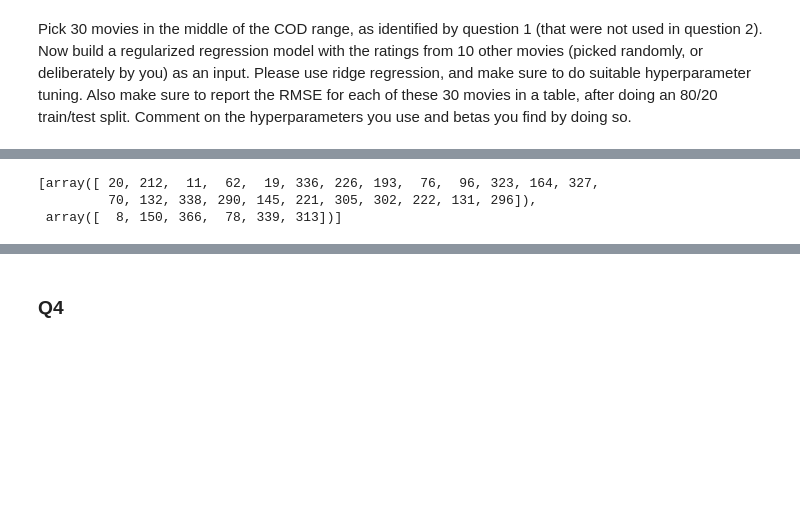
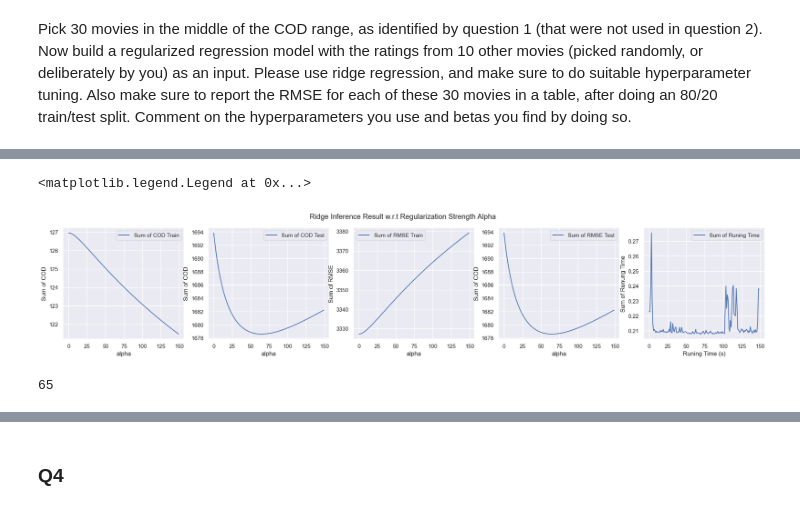
Before and after one commit to hanyuanz2000/Movie-Analyisis, a Jupyter notebook: 2 Machine Learning Part.ipynb, the cells around one changed output, grey strips where cells are left out. Drawn from its saved outputs; the diff is of its cells as text; code cells hidden in the pictures; blank space fills up the shorter version.

```diff
--- a/2 Machine Learning Part.ipynb
+++ b/2 Machine Learning Part.ipynb
@@ -312,18 +312,0 @@ index of 10 movies as predictors: [278 102  27 140 116 287 333 156 359 245]
-# %%
-train_test_split(middle_30_index, test_size = 0.2)
-# %% [output]
-[array([ 20, 212,  11,  62,  19, 336, 226, 193,  76,  96, 323, 164, 327,
-         70, 132, 338, 290, 145, 221, 305, 302, 222, 131, 296]),
- array([  8, 150, 366,  78, 339, 313])]
-# %%
-RMSE_list = []
-COD_list = []
-x = np.concatenate(predictors_rating_list, axis=1)
-for i in middle_30_index:
-    y = movie_rating_list[i]
-    reg = Ridge(fit_intercept=False).fit(x, y)
-    y_hat = reg.predict(x) #prediction
-    COD = r2_score(y,y_hat)
-    rmse = np.sqrt(np.mean(np.sum((y-y_hat)**2)))
-    COD_list.append(COD)
-    RMSE_list.append(rmse)
@@ -329,0 +358,36 @@ for i in middle_30_index:
+# %%
+fig, ax = plt.subplots(1, 5, figsize = (25, 4))
+fig.suptitle('Ridge Inference Result w.r.t Regularization Strength Alpha')
+
+ax[0].plot(alpha_choice_range,  sum_train_COD_list, label = 'Sum of COD Train')
+ax[0].set_xlabel('alpha')
+ax[0].set_ylabel('Sum of COD')
+ax[0].legend()
+
+ax[1].plot(alpha_choice_range,  sum_test_COD_list, label = 'Sum of COD Test')
+ax[1].set_xlabel('alpha')
+ax[1].set_ylabel('Sum of COD')
+ax[1].legend()
+
+ax[2].plot(alpha_choice_range, sum_train_RMSE_list, label = 'Sum of RMSE Train')
+ax[2].set_xlabel('alpha')
+ax[2].set_ylabel('Sum of RMSE')
+ax[2].legend()
+
+ax[3].plot(alpha_choice_range,  sum_test_RMSE_list, label = 'Sum of RMSE Test')
+ax[3].set_xlabel('alpha')
+ax[3].set_ylabel('Sum of COD')
+ax[3].legend()
+
+ax[4].plot(alpha_choice_range,  sum_run_time_list, label = 'Sum of Runing Time')
+ax[4].set_xlabel('Runing Time (s)')
+ax[4].set_ylabel('Sum of Runung Time')
+ax[4].legend()
+# %% [output]
+<matplotlib.legend.Legend at 0x...>
+[figure, added]
+# %%
+best_alpha_ridge = alpha_choice_range[sum_test_RMSE_list.index(min(sum_test_RMSE_list))]
+best_alpha_ridge
+# %% [output]
+65
```
Also changed, not shown: parts of 20 cells of this notebook.
